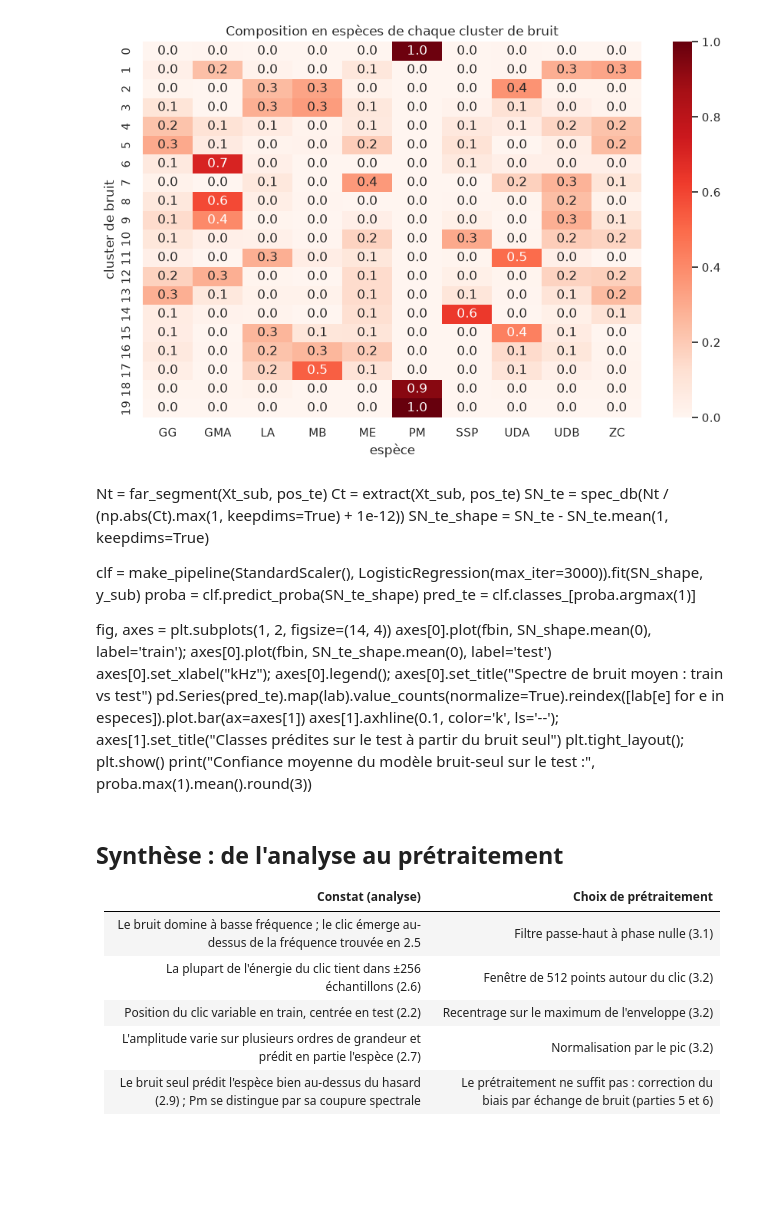
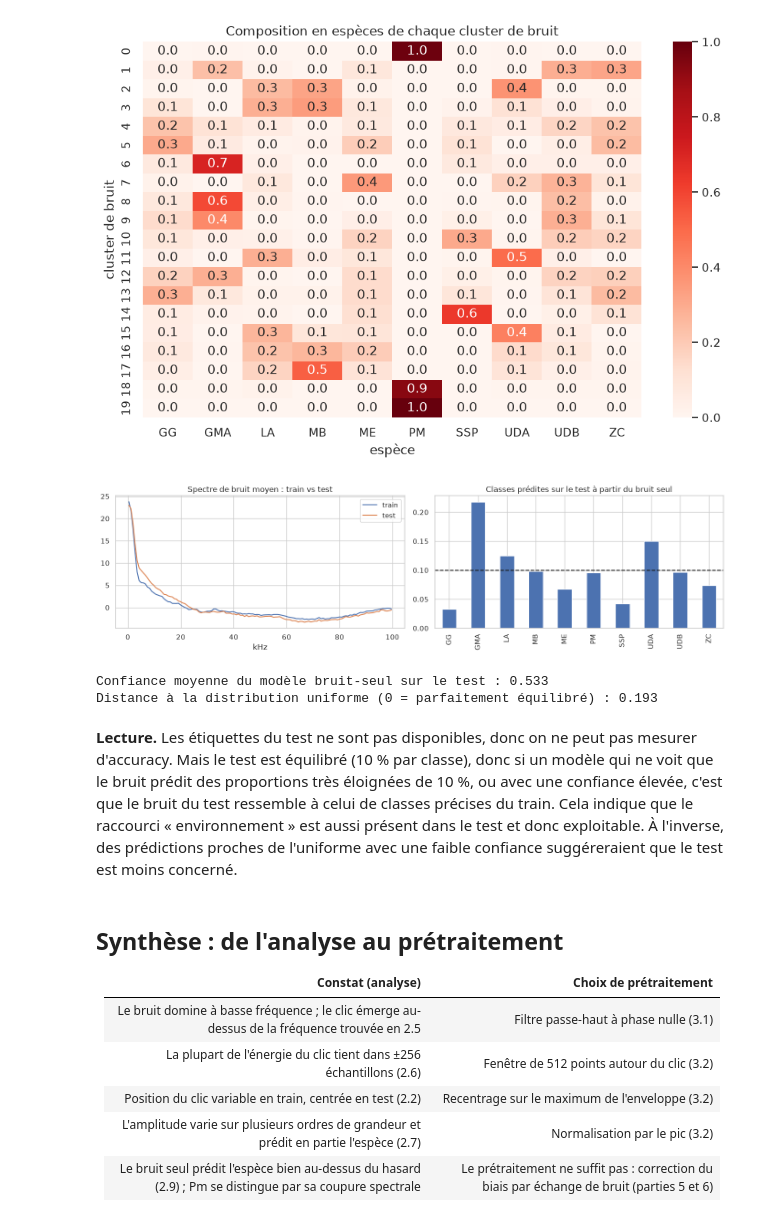
Before and after one commit to tomvllmg/hello-world, a Jupyter notebook: analyse_donnees_DOCC10.ipynb, the cells around one changed output. Drawn from its saved outputs; the diff is of its cells as text; code cells hidden in the pictures; blank space fills up the shorter version.

```diff
--- a/analyse_donnees_DOCC10.ipynb
+++ b/analyse_donnees_DOCC10.ipynb
@@ -572,23 +584,35 @@ plt.tight_layout(); plt.show()
 # %% [output]
 NMI clusters de bruit vs espèces : 0.34
 [figure]
-# %% [markdown]
-Nt = far_segment(Xt_sub, pos_te)
-Ct = extract(Xt_sub, pos_te)
-SN_te = spec_db(Nt / (np.abs(Ct).max(1, keepdims=True) + 1e-12))
-SN_te_shape = SN_te - SN_te.mean(1, keepdims=True)
-
-clf = make_pipeline(StandardScaler(), LogisticRegression(max_iter=3000)).fit(SN_shape, y_sub)
-proba = clf.predict_proba(SN_te_shape)
-pred_te = clf.classes_[proba.argmax(1)]
-
-fig, axes = plt.subplots(1, 2, figsize=(14, 4))
-axes[0].plot(fbin, SN_shape.mean(0), label='train'); axes[0].plot(fbin, SN_te_shape.mean(0), label='test')
-axes[0].set_xlabel("kHz"); axes[0].legend(); axes[0].set_title("Spectre de bruit moyen : train vs test")
-pd.Series(pred_te).map(lab).value_counts(normalize=True).reindex([lab[e] for e in especes]).plot.bar(ax=axes[1])
-axes[1].axhline(0.1, color='k', ls='--'); axes[1].set_title("Classes prédites sur le test à partir du bruit seul")
-plt.tight_layout(); plt.show()
-print("Confiance moyenne du modèle bruit-seul sur le test :", proba.max(1).mean().round(3))
+# %%
+Nt = far_segment(Xt_sub, pos_te)
+Ct = extract(Xt_sub, pos_te)
+SN_te = spec_db(Nt / (np.abs(Ct).max(1, keepdims=True) + 1e-12))
+SN_te_shape = SN_te - SN_te.mean(1, keepdims=True)
+
+clf = make_pipeline(StandardScaler(), LogisticRegression(max_iter=3000)).fit(SN_shape, y_sub)
+proba = clf.predict_proba(SN_te_shape)
+pred_te = clf.classes_[proba.argmax(1)]
+
+# Le test est équilibré (2096 clics par classe) : une distribution prédite très inégale
+# montre que le modèle de bruit "reconnaît" des environnements du test.
+dist_pred = pd.Series(pred_te).map(lab).value_counts(normalize=True).reindex([lab[e] for e in especes]).fillna(0)
+tvd = 0.5 * np.abs(dist_pred.values - 0.1).sum()
+
+fig, axes = plt.subplots(1, 2, figsize=(14, 4))
+axes[0].plot(fbin, SN_shape.mean(0), label='train'); axes[0].plot(fbin, SN_te_shape.mean(0), label='test')
+axes[0].set_xlabel("kHz"); axes[0].legend(); axes[0].set_title("Spectre de bruit moyen : train vs test")
+dist_pred.plot.bar(ax=axes[1]); axes[1].axhline(0.1, color='k', ls='--')
+axes[1].set_title("Classes prédites sur le test à partir du bruit seul")
+plt.tight_layout(); plt.show()
+print(f"Confiance moyenne du modèle bruit-seul sur le test : {proba.max(1).mean():.3f}")
+print(f"Distance à la distribution uniforme (0 = parfaitement équilibré) : {tvd:.3f}")
+# %% [output]
+[figure, added]
+Confiance moyenne du modèle bruit-seul sur le test : 0.533
+Distance à la distribution uniforme (0 = parfaitement équilibré) : 0.193
+# %% [markdown]
+**Lecture.** Les étiquettes du test ne sont pas disponibles, donc on ne peut pas mesurer d'accuracy. Mais le test est équilibré (10 % par classe), donc si un modèle qui ne voit que le bruit prédit des proportions très éloignées de 10 %, ou avec une confiance élevée, c'est que le bruit du test ressemble à celui de classes précises du train. Cela indique que le raccourci « environnement » est aussi présent dans le test et donc exploitable. À l'inverse, des prédictions proches de l'uniforme avec une faible confiance suggéreraient que le test est moins concerné.
 # %% [markdown]
 ## Synthèse : de l'analyse au prétraitement
 | Constat (analyse) | Choix de prétraitement |
```
Also changed, not shown: parts of 7 cells of this notebook.
